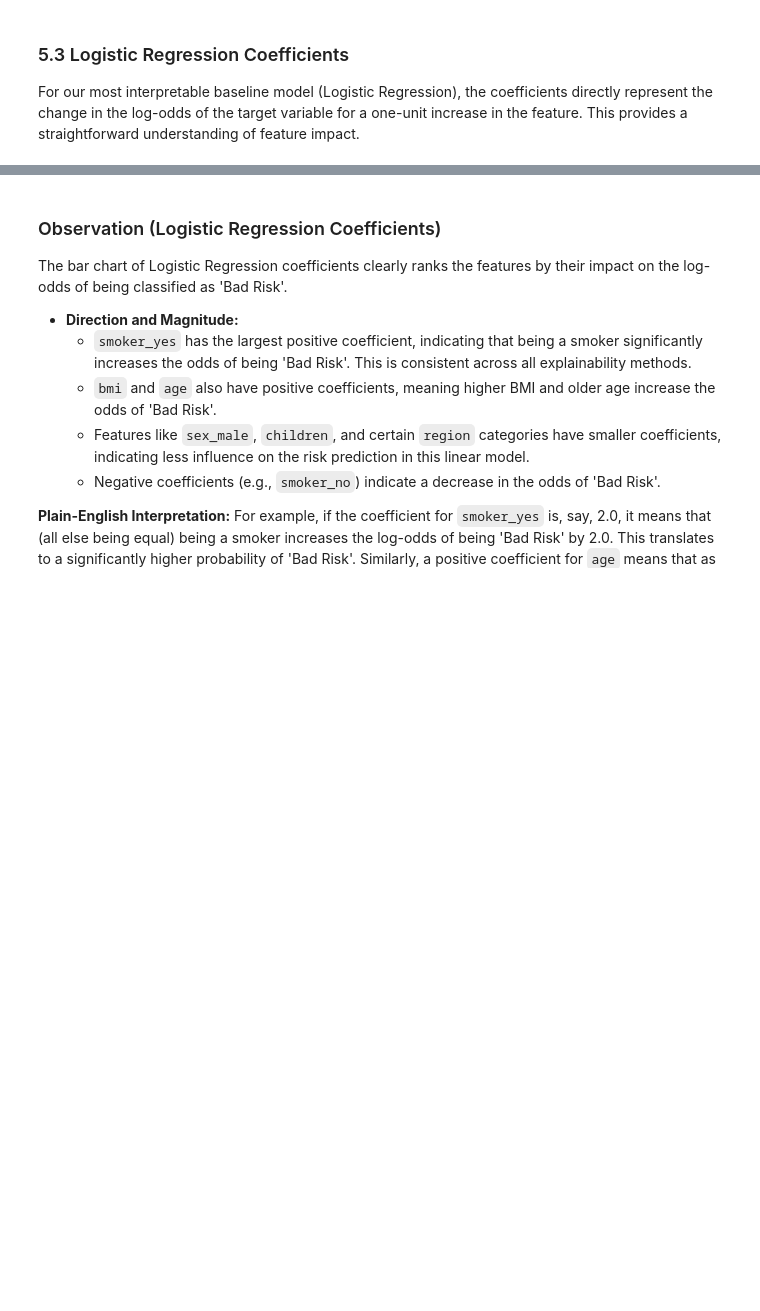
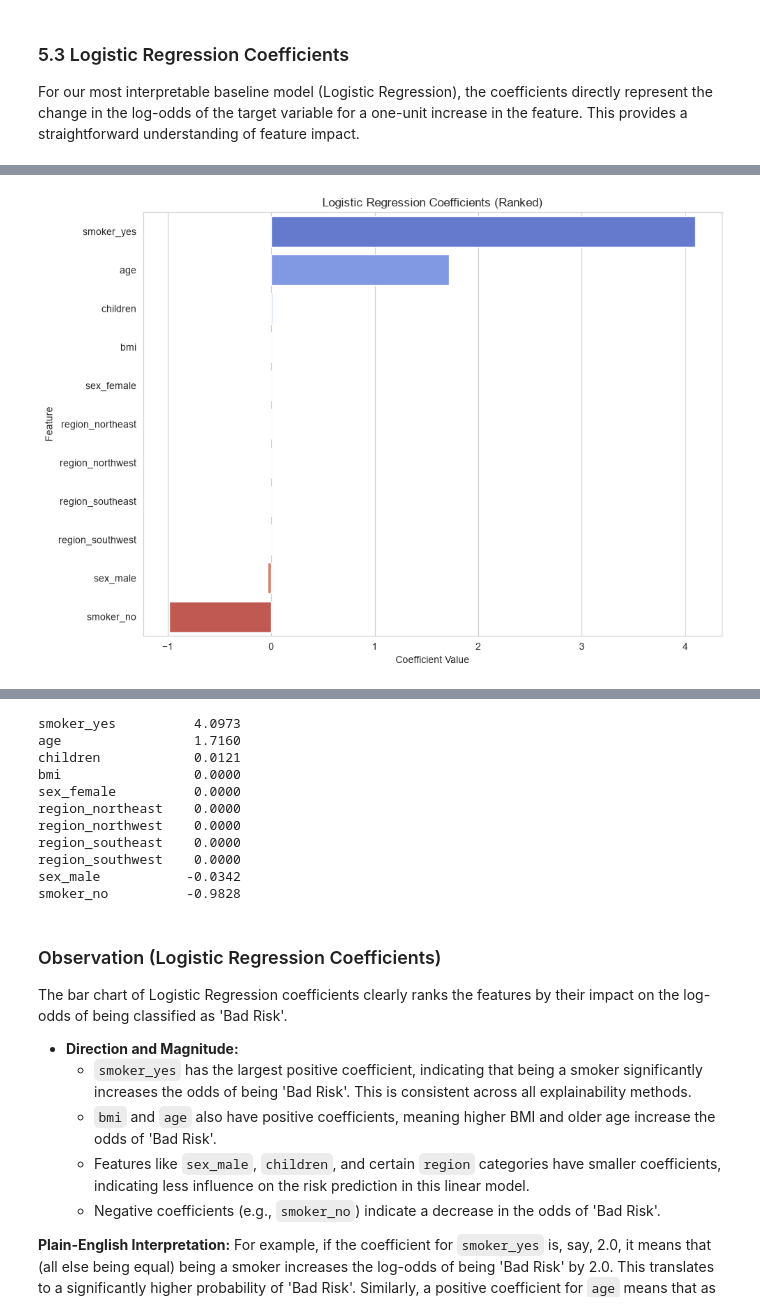
Before and after one commit to zhabibi-z/responsible-ai, a Jupyter notebook: notebooks/responsible_ai_underwriting.ipynb, the cells around one changed output, grey strips where cells are left out. Drawn from its saved outputs; the diff is of its cells as text; code cells hidden in the pictures; blank space fills up the shorter version.

```diff
--- a/notebooks/responsible_ai_underwriting.ipynb
+++ b/notebooks/responsible_ai_underwriting.ipynb
@@ -1405,18 +1568,21 @@ except Exception as e:
     raise
 
 # Ensure `processed_feature_names` is available
-if 'processed_feature_names' not in locals():
-    processed_feature_names = get_feature_names(preprocessor) # Re-get feature names function
+if 'processed_feature_names' not in globals():
+    processed_feature_names = get_feature_names(preprocessor)
 
 coefficients = pd.Series(log_reg_model.coef_[0], index=processed_feature_names)
 coefficients = coefficients.sort_values(ascending=False)
 
 plt.figure(figsize=(10, 7))
-sns.barplot(x=coefficients.values, y=coefficients.index, palette='coolwarm')
+sns.barplot(x=coefficients.values, y=coefficients.index,
+            hue=coefficients.index, palette='coolwarm', legend=False)
 plt.title('Logistic Regression Coefficients (Ranked)')
 plt.xlabel('Coefficient Value')
 plt.ylabel('Feature')
 plt.tight_layout()
 plt.show()
 
+print(coefficients.round(4).to_string())
 logger.info("Logistic Regression coefficients analysis completed.")
+# %% [output]
@@ -1422,0 +1591 @@ logger.info("Logistic Regression coefficients analysis completed.")
+[figure, added]
@@ -1423,3 +1593,14 @@ logger.info("Logistic Regression coefficients analysis completed.")
+smoker_yes          4.0973
+age                 1.7160
+children            0.0121
+bmi                 0.0000
+sex_female          0.0000
+region_northeast    0.0000
+region_northwest    0.0000
+region_southeast    0.0000
+region_southwest    0.0000
+sex_male           -0.0342
+smoker_no          -0.9828
 # %% [markdown]
 ### Observation (Logistic Regression Coefficients)
 
```
Also changed, not shown: parts of 46 cells of this notebook, 21 other files.
